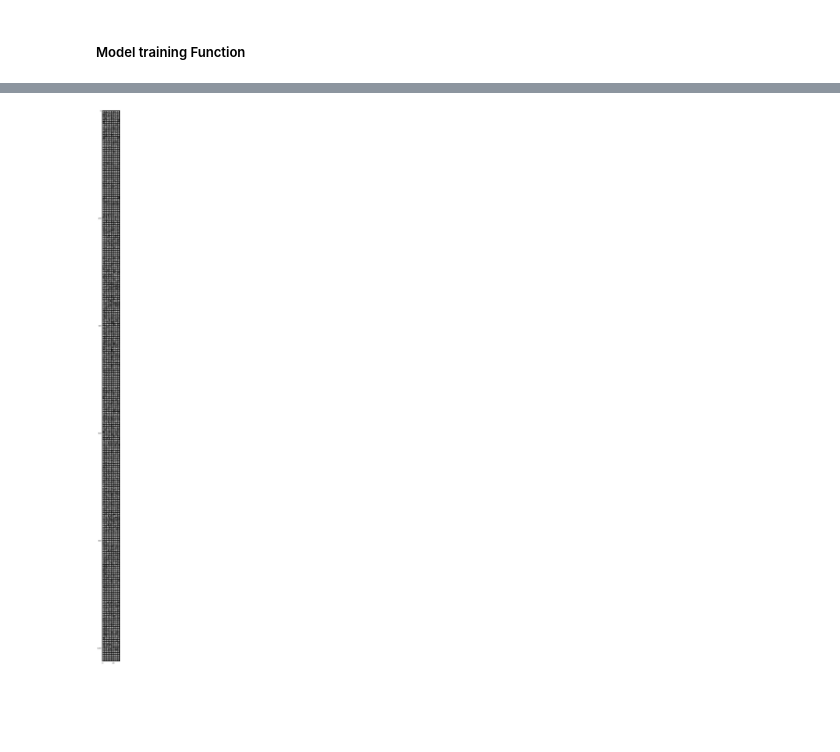
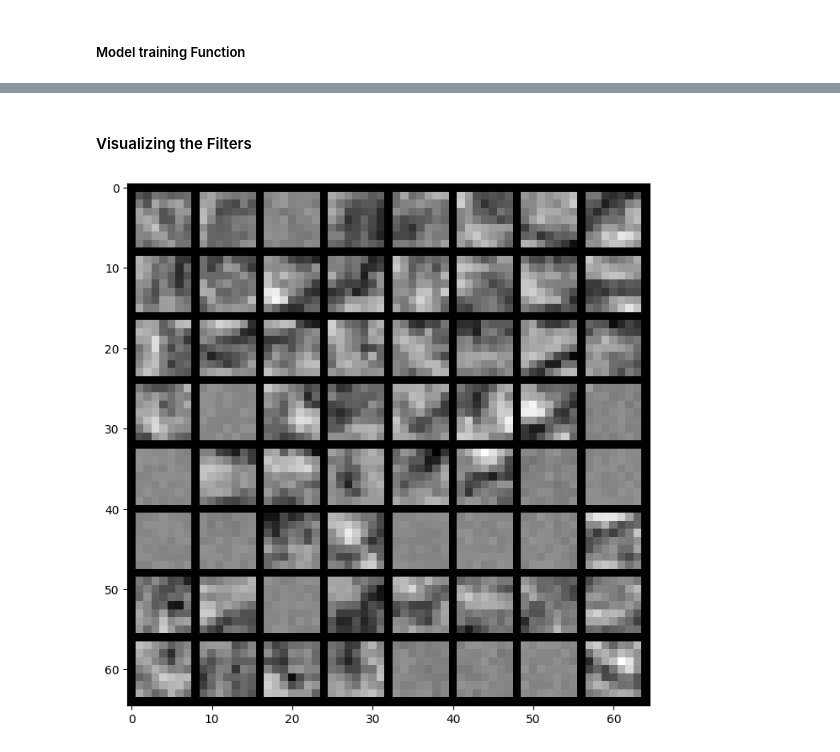
Before and after one commit to UlascanErsoy/ECEN427-TAMU, a Jupyter notebook: hw4/hw4.ipynb, the cells around one changed output, grey strips where cells are left out. Drawn from its saved outputs; the diff is of its cells as text; code cells hidden in the pictures; blank space fills up the shorter version.

```diff
--- a/hw4/hw4.ipynb
+++ b/hw4/hw4.ipynb
@@ -112,7 +112,7 @@ plt.show()
 def train_model(model: torch.nn,
                 X: torch.tensor,
                 y: torch.tensor,
-                eta: float =0.01,
+                eta: float =0.001,
                 loss_fn = nn.CrossEntropyLoss()):
     """
     :param model: model definition
@@ -128,14 +128,18 @@ def train_model(model: torch.nn,
     :returns: None
     """
     optimizer = torch.optim.Adam(model.parameters(), lr=eta)
-
+    losses = []
     for _ in range(100):
 
         optimizer.zero_grad()
         outputs = model(X)
         loss = loss_fn(outputs,y)
         loss.backward()
+        losses.append(float(loss))
         optimizer.step()
+
+    sns.lineplot(data=losses)
+    plt.title("Loss/epochs")
 # %% [markdown]
 - Convenient init method to initialize with arbitrary layer size, hidden layer count, label count etc.
 # %%
@@ -245,17 +252,15 @@ class CNN(nn.Module):
         self.layers = nn.Sequential(OrderedDict([
             ["Convl1",nn.Conv2d(1, 32, 3, 1)],
             ["Relu1", nn.ReLU()],
-            ["Convl2", nn.Conv2d(32,64, 3, 1)],
+            ["Convl2", nn.Conv2d(32,64, 7, 1)],
             ["Relu2", nn.ReLU()],
-            ["Pool1", nn.MaxPool2d(2)],
+            ["Pool1", nn.MaxPool2d(4)],
             ["drop1",nn.Dropout(0.25)],
             ["flatten",nn.Flatten()],
-            ["lin1",nn.Linear(9216,128)],
+            ["lin1",nn.Linear(1600,128)],
             ["Relu3", nn.ReLU()],
-            ["drop2",nn.Dropout(0.5)],
             ["lin2", nn.Linear(128,10)],
             ["output", nn.LogSoftmax(dim=1)]
-
         ]))
 
     def forward(self, x):
@@ -269,7 +274,7 @@ def train_model(model: torch.nn,
                 data_loader,
                 device,
                 eta: float =0.001,
-                epoch: int = 10,
+                epoch: int = 5,
                 loss_fn = nn.CrossEntropyLoss()):
     """
     :param model: model definition
@@ -286,15 +291,21 @@ def train_model(model: torch.nn,
     """
     model.train()
     optimizer = torch.optim.Adam(model.parameters(), lr=eta)
+    losses = []
     for _ in range(epoch):
-        print(f"Starting {_}/{epoch}\r\n")
+        losses.append(0)
         for idx, (input, labels) in enumerate(data_loader):
             optimizer.zero_grad()
             outputs = model(input.to(device))
             loss = loss_fn(outputs,labels.to(device))
             loss.backward()
+            losses[-1] += float(loss.to("cpu"))
             optimizer.step()
 
+        print(f"Loss in epoch {_}: {losses[-1]}")
+
+    sns.lineplot(data=losses)
+    plt.title("Loss / epoch")
 #test function
 def test_model(model: torch.nn,
                data_loader,
@@ -315,7 +326,7 @@ def test_model(model: torch.nn,
 
     test_loss /= len(data_loader.dataset)
 
-    print('\nTest set: Average loss: {:.4f}, Accuracy: {}/{} ({:.0f}%)\n'.format(
+    print("\nTest set: Average loss: {:.4f}, Accuracy: {}/{} ({:.0f}%)\n".format(
         test_loss, correct, len(data_loader.dataset),
         100. * correct / len(data_loader.dataset)))
 
@@ -327,5 +338,5 @@ def visualize_filters(tensor, ch=0, allkernels=False, nrow=8, padding=1):
 
     rows = np.min((tensor.shape[0] // nrow + 1, 64))
     grid = utils.make_grid(tensor, nrow=nrow, normalize=True, padding=padding)
-    plt.figure( figsize=(nrow,rows) )
+    plt.figure(figsize=(nrow,rows))
     plt.imshow(grid.numpy().transpose((1, 2, 0)))
@@ -333,15 +353,16 @@ def visualize_filters(tensor, ch=0, allkernels=False, nrow=8, padding=1):
 device = torch.device("cuda" if torch.cuda.is_available() else "cpu")
 print(f"Device is {device}")
 cnn = CNN().to(device)
+print(cnn.layers)
 
 training_loader = DataLoader(train_data, batch_size=64,shuffle=True)
 test_loader = DataLoader(test_data)
-cnn.load_state_dict(torch.load("mnist.ckpt"))
-# train_model(cnn,
-#             training_loader,
-#             device)
+# cnn.load_state_dict(torch.load("mnist.ckpt"))
+train_model(cnn,
+            training_loader,
+            device)
 
-# torch.save(cnn.state_dict(), "mnist.ckpt")
+torch.save(cnn.state_dict(), "mnist.ckpt")
 
 test_model(cnn, test_loader, device)
 # %% [output]
@@ -351,6 +387,7 @@ Test set: Average loss: 0.0285, Accuracy: 9920/10000 (99%)
+# %% [markdown]
+<h4>Visualizing the Filters</h4>
 # %%
-layer = 1
 filter = cnn.layers[2].weight.data.clone().to("cpu")
 visualize_filters(filter, ch=0, allkernels=False)
 # %% [output]
-[figure, old version]
+[figure, new version]
```
Also changed, not shown: parts of 8 cells of this notebook, 9 other files.
